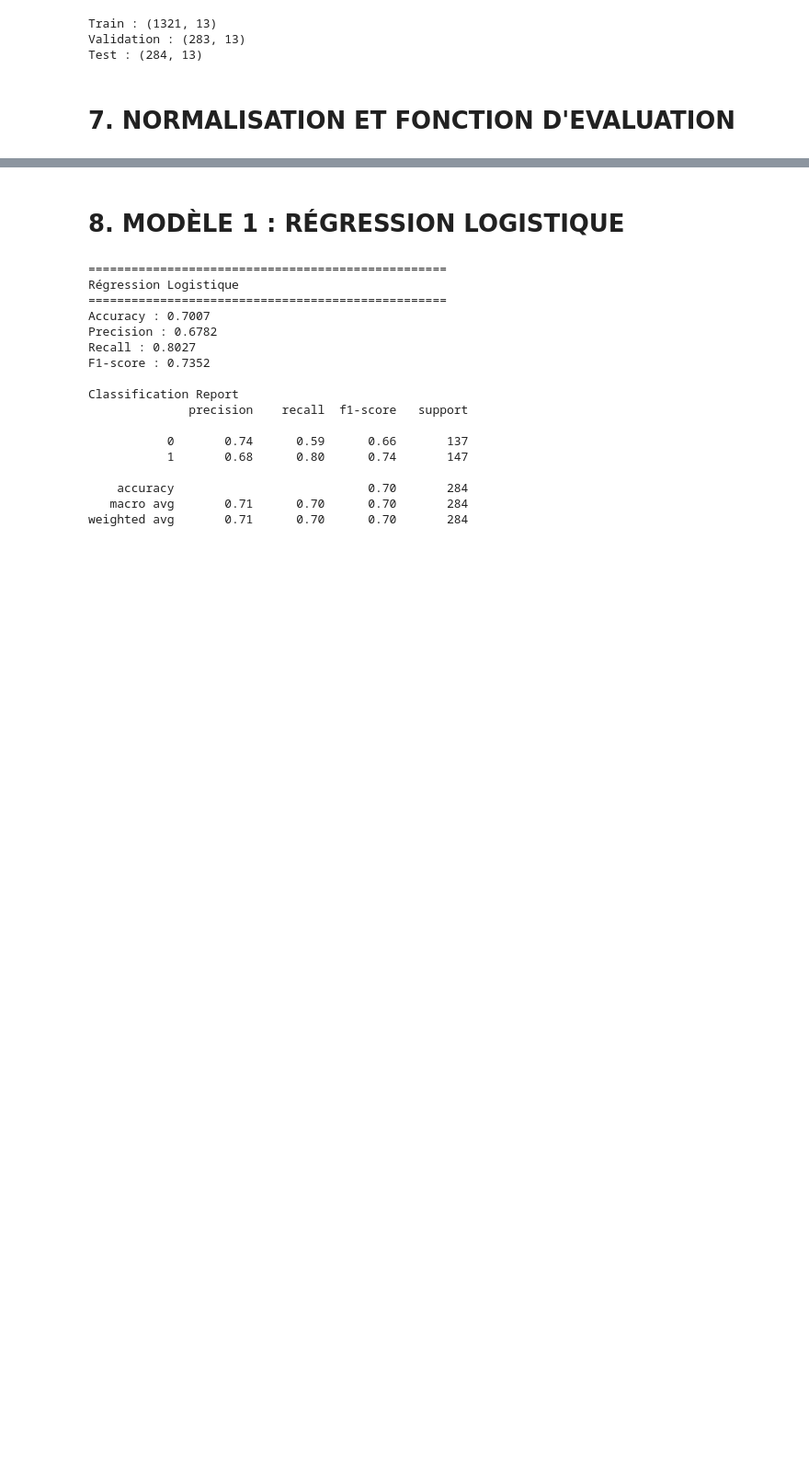
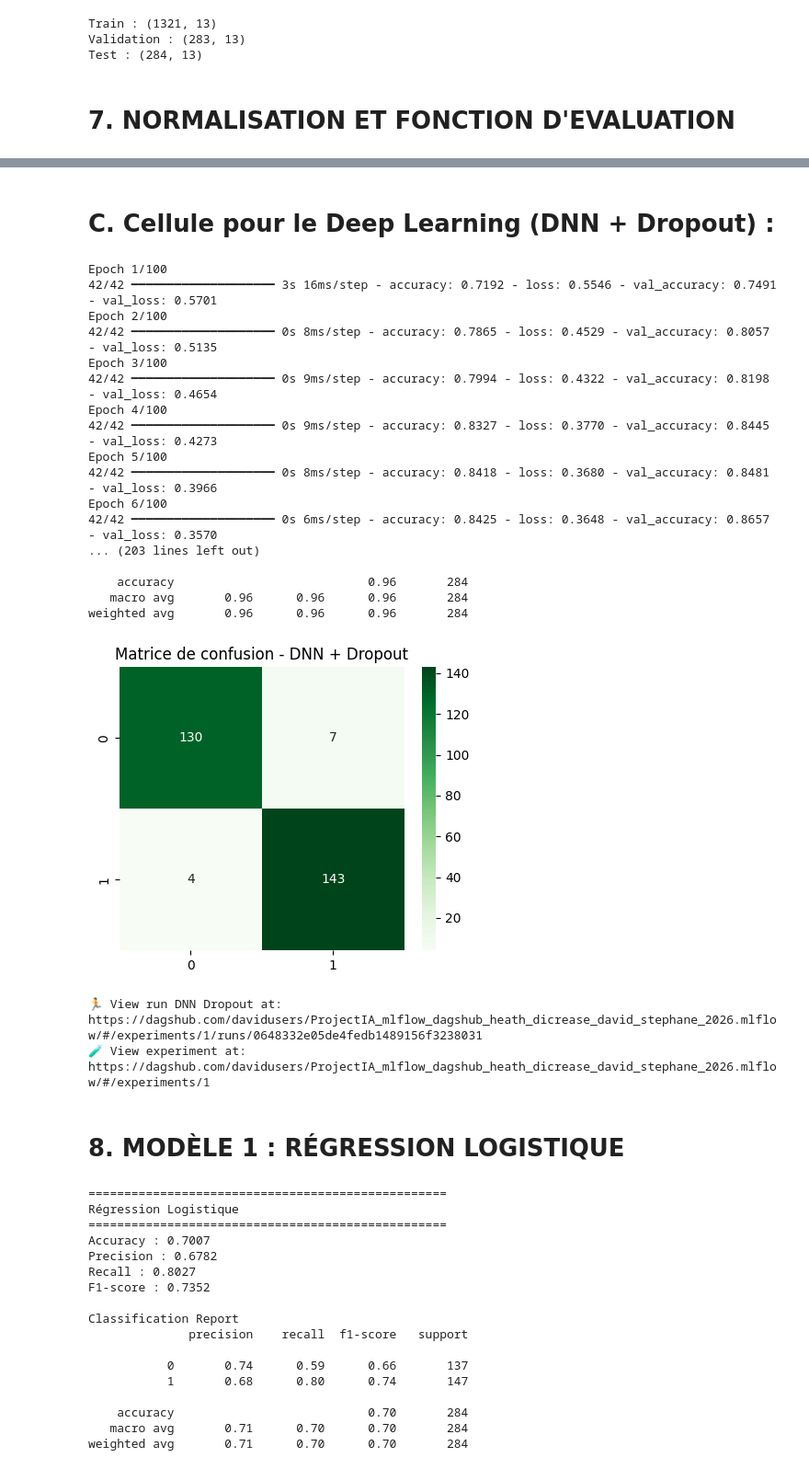
Before and after one commit to davidusers/ProjectIA_mlflow_dagshub_heath_dicrease_david_stephane_2026, a Jupyter notebook: maladie_cardiaque.ipynb, the cells around one changed output, grey strips where cells are left out. Shown at 92% size. Drawn from its saved outputs; the diff is of its cells as text; code cells hidden in the pictures; blank space fills up the shorter version.

```diff
--- a/maladie_cardiaque.ipynb
+++ b/maladie_cardiaque.ipynb
@@ -228,3 +356,75 @@ def evaluate_model(name, model, Xtest, ytest):
+# %% [markdown]
+# C. Cellule pour le Deep Learning (DNN + Dropout) :
+# %%
+import mlflow
+
+# Désactive l'autologging TensorFlow qui provoque l'erreur TensorBoard
+mlflow.tensorflow.autolog(disable=True)
+
+with mlflow.start_run(run_name="DNN Dropout"):
+
+    # Définition du modèle
+    deep_model = Sequential([
+        Dense(128, activation='relu', input_shape=(X_train_scaled.shape[1],)),
+        BatchNormalization(),
+        Dropout(0.3),
+        Dense(64, activation='relu'),
+        BatchNormalization(),
+        Dropout(0.3),
+        Dense(32, activation='relu'),
+        Dense(1, activation='sigmoid')
+    ])
+
+    # Compilation
+    deep_model.compile(
+        optimizer='adam',
+        loss='binary_crossentropy',
+        metrics=['accuracy']
+    )
+
+    # Entraînement
+    history_deep = deep_model.fit(
+        X_train_scaled,
+        y_train,
+        validation_data=(X_valid_scaled, y_valid),
+        epochs=100,
+        batch_size=32,
+        verbose=1
+    )
+
+    # Enregistrement manuel des métriques finales dans MLflow puisque l'autolog est coupé
+    mlflow.log_param("epochs", 100)
+    mlflow.log_param("batch_size", 32)
+
+    # Évaluation et affichage des graphiques
+    results_deep = evaluate_dl_model("DNN + Dropout", deep_model, X_test_scaled, y_test)
+
+    # Enregistrement des résultats de l'évaluation sur DagsHub
+    mlflow.log_metric("accuracy", results_deep[0])
+    mlflow.log_metric("precision", results_deep[1])
+    mlflow.log_metric("recall", results_deep[2])
+    mlflow.log_metric("f1_score", results_deep[3])
+# %% [output]
+Epoch 1/100
+42/42 ━━━━━━━━━━━━━━━━━━━━ 3s 16ms/step - accuracy: 0.7192 - loss: 0.5546 - val_accuracy: 0.7491 - val_loss: 0.5701
+Epoch 2/100
+42/42 ━━━━━━━━━━━━━━━━━━━━ 0s 8ms/step - accuracy: 0.7865 - loss: 0.4529 - val_accuracy: 0.8057 - val_loss: 0.5135
+Epoch 3/100
+42/42 ━━━━━━━━━━━━━━━━━━━━ 0s 9ms/step - accuracy: 0.7994 - loss: 0.4322 - val_accuracy: 0.8198 - val_loss: 0.4654
+Epoch 4/100
+42/42 ━━━━━━━━━━━━━━━━━━━━ 0s 9ms/step - accuracy: 0.8327 - loss: 0.3770 - val_accuracy: 0.8445 - val_loss: 0.4273
+Epoch 5/100
+42/42 ━━━━━━━━━━━━━━━━━━━━ 0s 8ms/step - accuracy: 0.8418 - loss: 0.3680 - val_accuracy: 0.8481 - val_loss: 0.3966
+Epoch 6/100
+42/42 ━━━━━━━━━━━━━━━━━━━━ 0s 6ms/step - accuracy: 0.8425 - loss: 0.3648 - val_accuracy: 0.8657 - val_loss: 0.3570
+... (203 lines left out)
+
+    accuracy                           0.96       284
+   macro avg       0.96      0.96      0.96       284
+weighted avg       0.96      0.96      0.96       284
+[figure, added]
+🏃 View run DNN Dropout at: https://dagshub.com/davidusers/ProjectIA_mlflow_dagshub_heath_dicrease_david_stephane_2026.mlflow/#/experiments/1/runs/0648332e05de4fedb1489156f3238031
+🧪 View experiment at: https://dagshub.com/davidusers/ProjectIA_mlflow_dagshub_heath_dicrease_david_stephane_2026.mlflow/#/experiments/1
 # %% [markdown]
 # 8. MODÈLE 1 : RÉGRESSION LOGISTIQUE
 # %%
```
Also changed, not shown: parts of 11 cells of this notebook.
